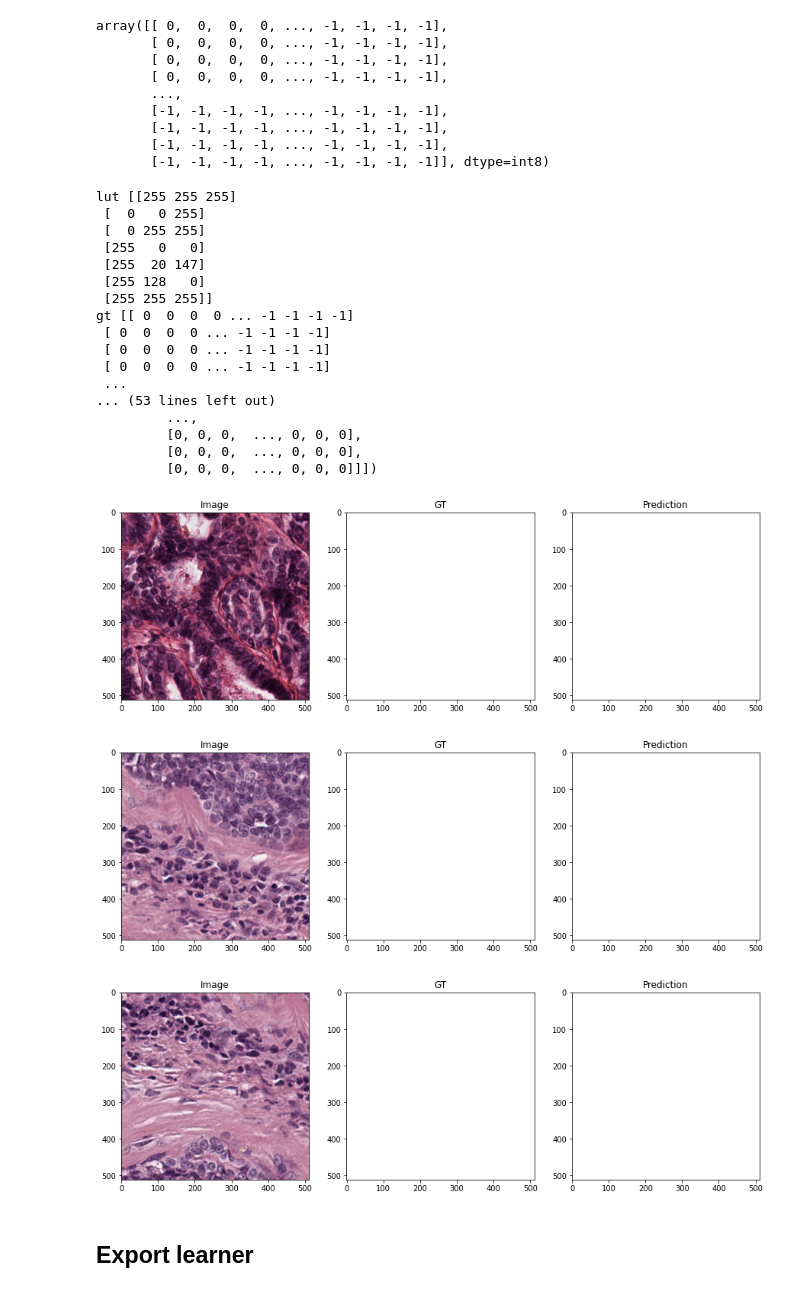
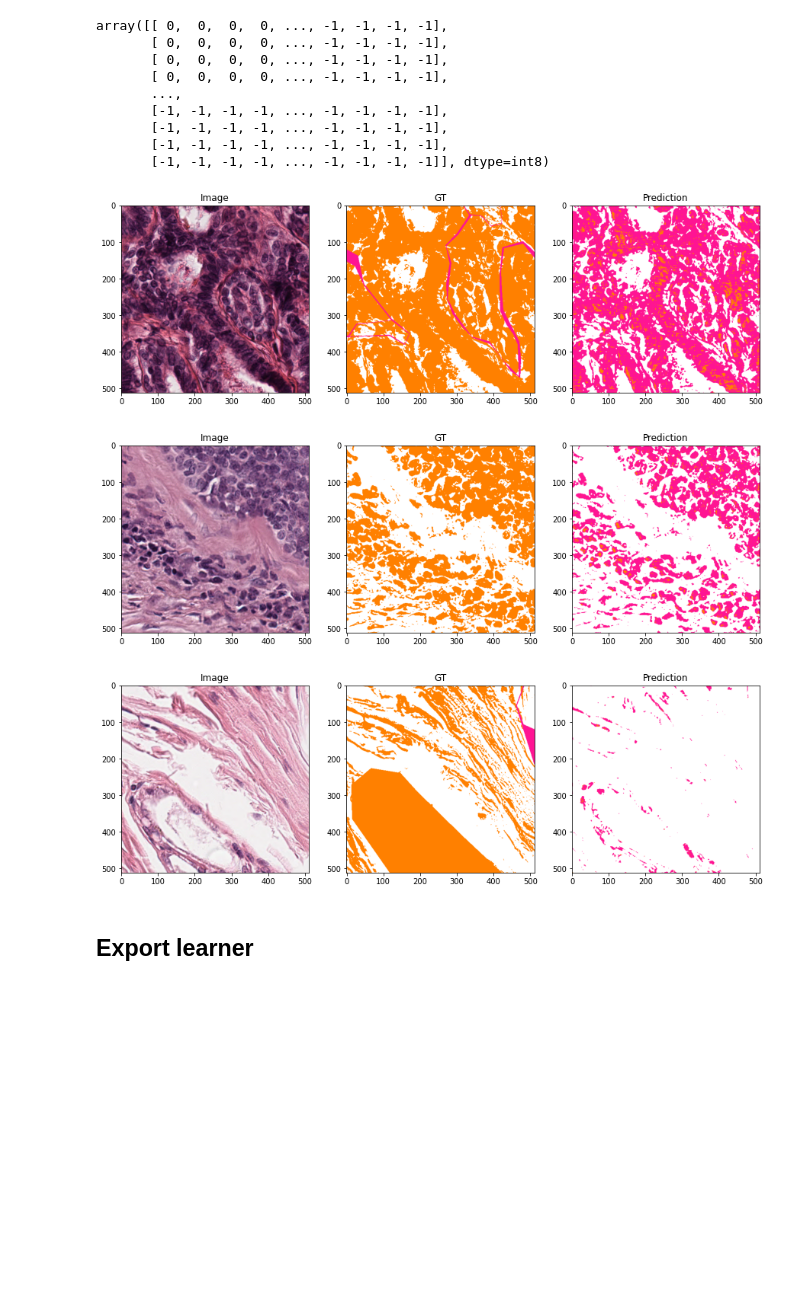
Before and after one commit to llloretta/CanineMammaryTumorGrading, a Jupyter notebook: segmentation/segmentation_training.ipynb, the cells around one changed output. Saved outputs shown, nothing was run; the diff lists cells and outputs as text; code cells hidden in the pictures; blank space fills up the shorter version.

Commit message:
adjusting class names

```diff
--- a/segmentation/segmentation_training.ipynb
+++ b/segmentation/segmentation_training.ipynb
@@ -148,7 +87,7 @@ train = SlideSegmentationItemList(train_data)
 valid = SlideSegmentationItemList(valid_data)
 path = Path('.')
 item_list = ItemLists(path, train, valid)
-item_list = item_list.label_from_func(get_y_func, classes=['Bg', 'Dermis', 'Epidermis','Subcutis', 'Inflamm/Necrosis', 'Tumor'],label_cls=SlideSegmentationLabelList)
+item_list = item_list.label_from_func(get_y_func, classes=['Bg', 'Tumor', 'Normal'],label_cls=SlideSegmentationLabelList)
 # %% [markdown]
 ## Normalize with training set statistics
 # %%
@@ -167,13 +106,13 @@ Fastai Anwendung: https://walkwithfastai.com/Segmentation (Unet - self attention
 # %%
 # learn = unet_learner(data, encoder, metrics=[iou, background_iou, dermis_iou, epidermis_iou, subcutis_iou, infl_nec_iou, tumor_iou],callback_fns=[ShowGraph])
 #metrics kommen aus dem metrics.py Modul, iou = Intersectin over Union
-learn = unet_learner(data, encoder, metrics=[iou, background_iou,tumor_iou],callback_fns=[ShowGraph])
-#learn = unet_learner(data, encoder, metrics=[iou, background_iou],callback_fns=[ShowGraph])
+
+learn = unet_learner(data, encoder, metrics= [iou, background_iou, tumor_iou, normal_iou])
 learn.loss_func = ComboLoss()
 up_cb = UpdateProbabilitiesCallback(learn, train_files)
 # %% [markdown]
 ## Start training
 # %%
-learn.fit_one_cycle(2, lr,  callbacks=[SaveModelCallback(learn, every='improvement', monitor='iou',name='segmentation_learner'),up_cb])
+learn.fit_one_cycle(5, lr,  callbacks=[SaveModelCallback(learn, every='improvement', monitor='iou',name='segmentation_learner'),up_cb])
 #Problem list index out of range-> eventuell weil bei einem Bild die Labels fehlen ? - Ja
 # %% [output]
@@ -199,30 +143,25 @@ array([[ 0,  0,  0,  0, ..., -1, -1, -1, -1],
 def show_patch_results (learn, device, image_container, x_min, y_min, level, patch_size):
     lut = []
     lut.append([255, 255, 255]) # Background
-    lut.append([0, 0, 255]) # Dermis
-    lut.append([0, 255, 255]) # Epidermis
-    lut.append([255, 0, 0]) # Subcutis
-    lut.append([255, 20, 147]) # Inflamm/Necrosis
+#     lut.append([0, 0, 255]) # Dermis
+#     lut.append([0, 255, 255]) # Epidermis
+#     lut.append([255, 0, 0]) # Subcutis
+    lut.append([255, 20, 147]) # Normal
     lut.append([255, 128, 0]) # Tumor
-    lut.append([255, 255, 255]) # Excluded
+#     lut.append([255, 255, 255]) # Excluded
     lut = np.array(lut).astype(int)
 
-    print("lut", lut)
 
     image = np.array(image_container.slide.read_region(location=(x_min, y_min), level=level, size=(patch_size, patch_size)))[:, :, :3]
     patch = pil2tensor(image / 255., np.float32)
     patch = transforms.Normalize(*learn.data.stats)(patch)
     gt = image_container.get_y_patch(x_min//np.power(4,level), y_min//np.power(4,level)) #gt = ground trouth
 
-    print("gt", gt)
-
     with torch.no_grad():
         prediction = learn.model.eval()(torch.stack([patch]).to(device=device))
         prediction = torch.softmax(prediction, dim=1)
         prediction = prediction.argmax(dim=1)[None]
         prediction = np.squeeze(prediction.cpu(), 0)
-
-        print("prediction", prediction)
 
         _, ax = plt.subplots(nrows=1, ncols=3, figsize=(15, 15))
         ax[0].set_title("Image")
@@ -234,26 +173,9 @@ def show_patch_results (learn, device, image_container, x_min, y_min, level, pat
         ax[2].imshow(np.squeeze(lut[prediction], 0))
 # %%
 show_patch_results(learn, device, valid_files[0], 300, 300, level, patch_size)
-show_patch_results(learn, device, valid_files[1], 500, 400, level, patch_size)
-show_patch_results(learn, device, valid_files[1], 200, 500, level, patch_size)
+show_patch_results(learn, device, valid_files[1], 300, 300, level, patch_size)
+show_patch_results(learn, device, valid_files[2], 600, 600, level, patch_size)
 # %% [output]
-lut [[255 255 255]
- [  0   0 255]
- [  0 255 255]
- [255   0   0]
- [255  20 147]
- [255 128   0]
- [255 255 255]]
-gt [[ 0  0  0  0 ... -1 -1 -1 -1]
- [ 0  0  0  0 ... -1 -1 -1 -1]
- [ 0  0  0  0 ... -1 -1 -1 -1]
- [ 0  0  0  0 ... -1 -1 -1 -1]
- ...
-... (53 lines left out)
-         ...,
-         [0, 0, 0,  ..., 0, 0, 0],
-         [0, 0, 0,  ..., 0, 0, 0],
-         [0, 0, 0,  ..., 0, 0, 0]]])
-[figure, old version]
+[figure, new version]
-[figure, old version]
+[figure, new version]
-[figure, old version]
+[figure, new version]
```
Also changed, not shown: parts of 6 cells of this notebook, 4 other files.
